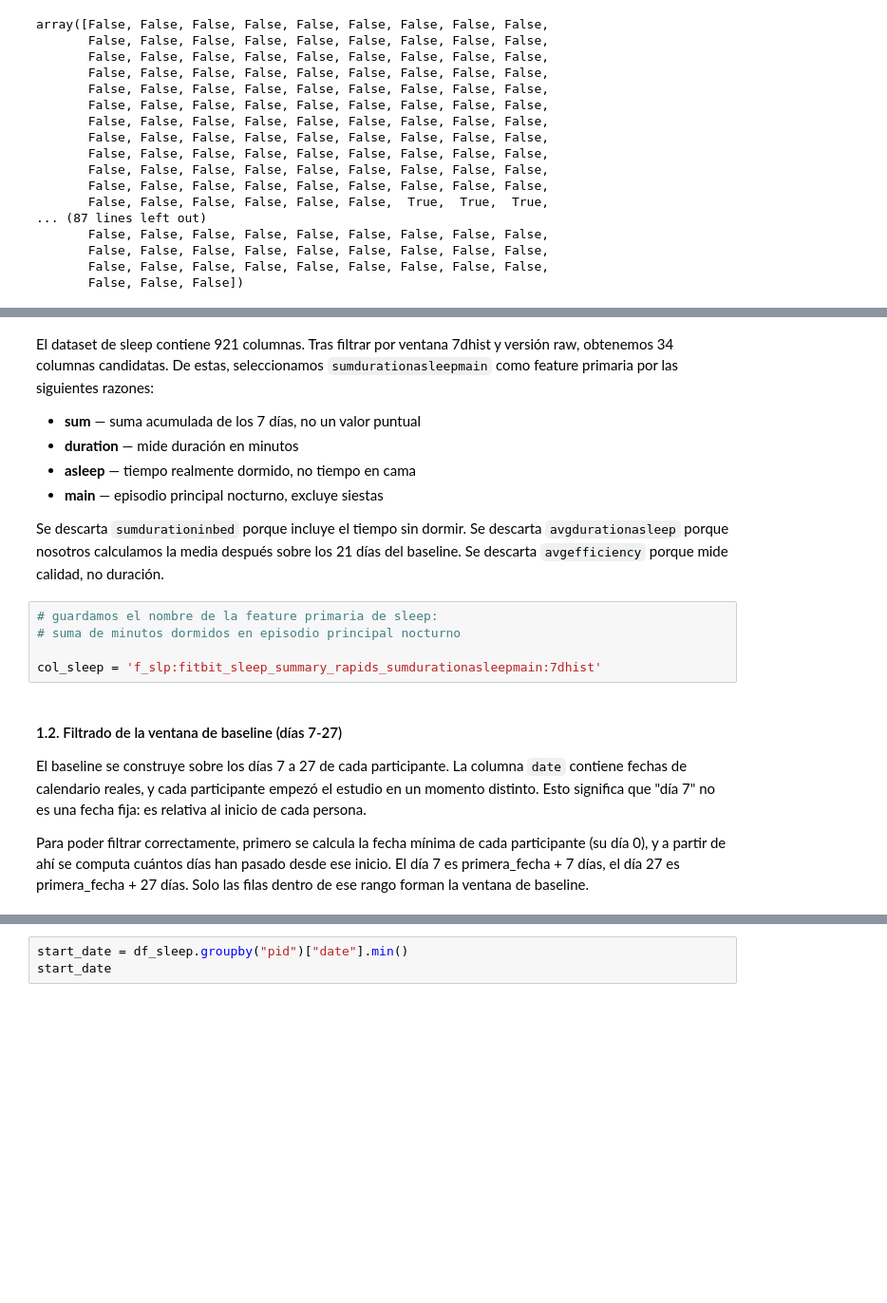
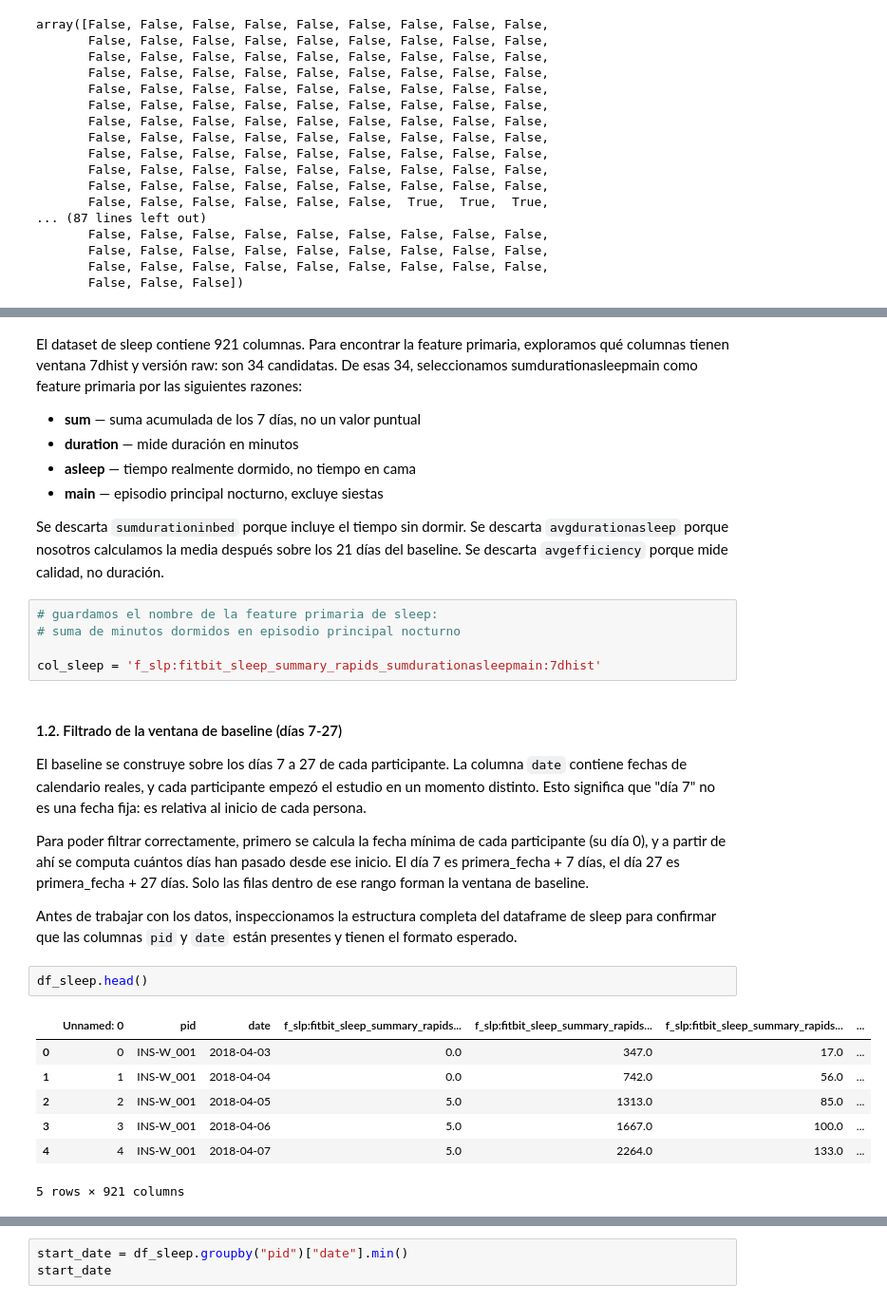
Before and after one commit to alejandrobarriel/globem, a Jupyter notebook: notebooks/globem.ipynb, the cells around one changed output, grey strips where cells are left out. Shown at 95% size. Cells and saved outputs as stored; diff of their text form; blank space fills up the shorter version.

Commit message:
WIP: sleep baseline

```diff
--- a/notebooks/globem.ipynb
+++ b/notebooks/globem.ipynb
@@ -520,7 +520,7 @@ df_sleep.columns[(df_sleep.columns.str.contains("7dhist")) & ~(df_sleep.columns.
  'f_slp:fitbit_sleep_intraday_rapids_ratiodurationasleepunifiedwithinmain:7dhist',
  'f_slp:fitbit_sleep_intraday_rapids_ratiodurationawakeunifiedwithinmain:7dhist']
 # %% [markdown]
-El dataset de sleep contiene 921 columnas. Tras filtrar por ventana 7dhist y versión raw, obtenemos 34 columnas candidatas. De estas, seleccionamos `sumdurationasleepmain` como feature primaria por las siguientes razones:
+El dataset de sleep contiene 921 columnas. Para encontrar la feature primaria, exploramos qué columnas tienen ventana 7dhist y versión raw: son 34 candidatas. De esas 34, seleccionamos sumdurationasleepmain como feature primaria por las siguientes razones:
 
 - **sum** — suma acumulada de los 7 días, no un valor puntual
 - **duration** — mide duración en minutos
@@ -539,3 +539,15 @@ col_sleep = 'f_slp:fitbit_sleep_summary_rapids_sumdurationasleepmain:7dhist'
 El baseline se construye sobre los días 7 a 27 de cada participante. La columna `date` contiene fechas de calendario reales, y cada participante empezó el estudio en un momento distinto. Esto significa que "día 7" no es una fecha fija: es relativa al inicio de cada persona.
 
 Para poder filtrar correctamente, primero se calcula la fecha mínima de cada participante (su día 0), y a partir de ahí se computa cuántos días han pasado desde ese inicio. El día 7 es primera_fecha + 7 días, el día 27 es primera_fecha + 27 días. Solo las filas dentro de ese rango forman la ventana de baseline.
+
+Antes de trabajar con los datos, inspeccionamos la estructura completa del dataframe de sleep para confirmar que las columnas `pid` y `date` están presentes y tienen el formato esperado.
+# %%
+df_sleep.head()
+# %% [output]
+|  | Unnamed: 0 | pid | date | f_slp:fitbit_sleep_summary_rapids... | f_slp:fitbit_sleep_summary_rapids... | f_slp:fitbit_sleep_summary_rapids... | ... |
+| 0 | 0 | INS-W_001 | 2018-04-03 | 0.0 | 347.0 | 17.0 | ... |
+| 1 | 1 | INS-W_001 | 2018-04-04 | 0.0 | 742.0 | 56.0 | ... |
+| 2 | 2 | INS-W_001 | 2018-04-05 | 5.0 | 1313.0 | 85.0 | ... |
+| 3 | 3 | INS-W_001 | 2018-04-06 | 5.0 | 1667.0 | 100.0 | ... |
+| 4 | 4 | INS-W_001 | 2018-04-07 | 5.0 | 2264.0 | 133.0 | ... |
+5 rows × 921 columns
```
Also changed, not shown: parts of 20 cells of this notebook.
